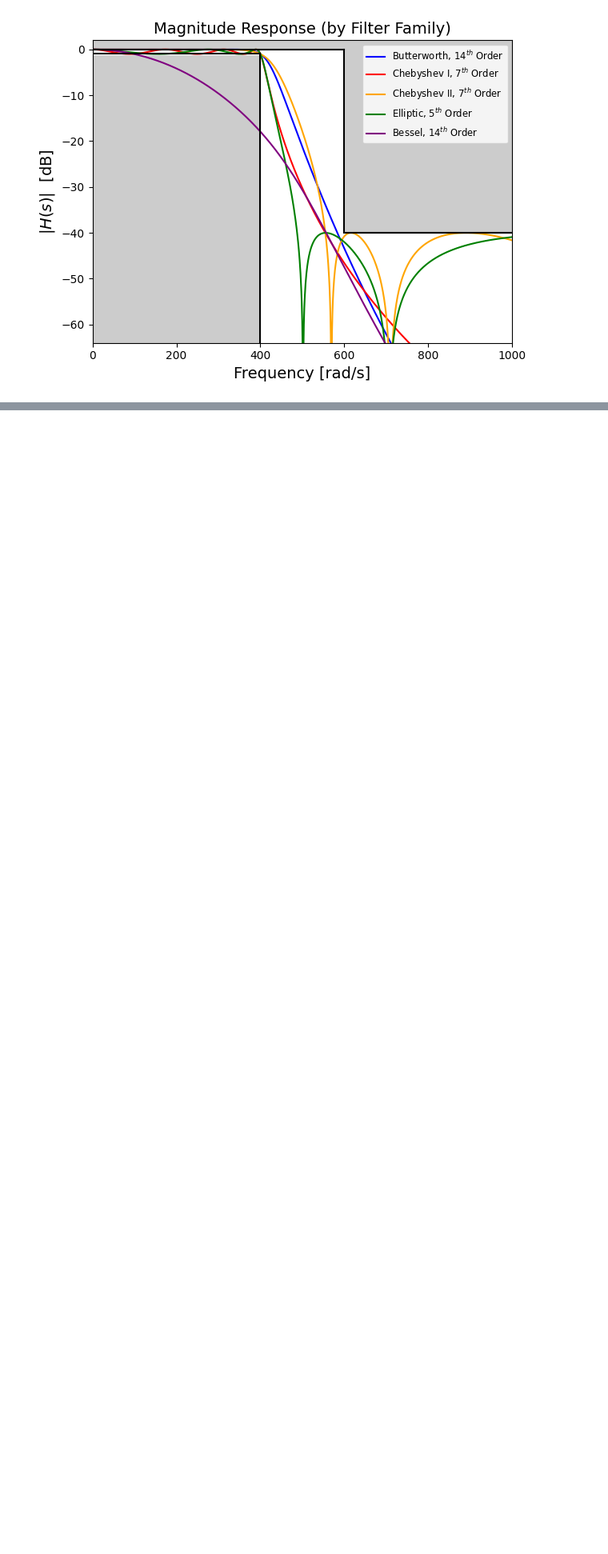
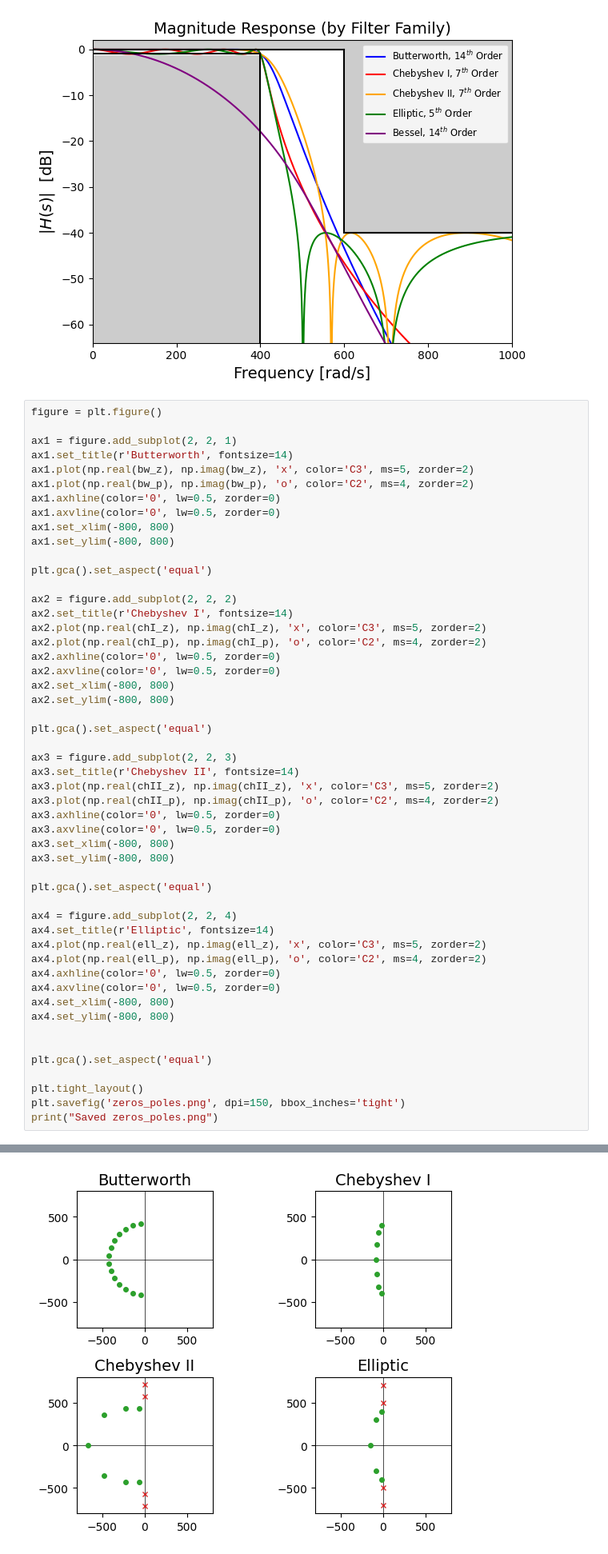
Before and after one commit to NobodyPickedThis/ECE_316_HW_6_Analog_Filter_Design, a Jupyter notebook: working_code.ipynb, the cells around one changed output, grey strips where cells are left out. Shown at 80% size. Cells and saved outputs as stored; diff of their text form; blank space fills up the shorter version.

```diff
--- a/working_code.ipynb
+++ b/working_code.ipynb
@@ -127,3 +127,55 @@ print("Saved mag_response.png")
 # %% [output]
 Saved mag_response.png
 [figure]
+# %%
+figure = plt.figure()
+
+ax1 = figure.add_subplot(2, 2, 1)
+ax1.set_title(r'Butterworth', fontsize=14)
+ax1.plot(np.real(bw_z), np.imag(bw_z), 'x', color='C3', ms=5, zorder=2)
+ax1.plot(np.real(bw_p), np.imag(bw_p), 'o', color='C2', ms=4, zorder=2)
+ax1.axhline(color='0', lw=0.5, zorder=0)
+ax1.axvline(color='0', lw=0.5, zorder=0)
+ax1.set_xlim(-800, 800)
+ax1.set_ylim(-800, 800)
+
+plt.gca().set_aspect('equal')
+
+ax2 = figure.add_subplot(2, 2, 2)
+ax2.set_title(r'Chebyshev I', fontsize=14)
+ax2.plot(np.real(chI_z), np.imag(chI_z), 'x', color='C3', ms=5, zorder=2)
+ax2.plot(np.real(chI_p), np.imag(chI_p), 'o', color='C2', ms=4, zorder=2)
+ax2.axhline(color='0', lw=0.5, zorder=0)
+ax2.axvline(color='0', lw=0.5, zorder=0)
+ax2.set_xlim(-800, 800)
+ax2.set_ylim(-800, 800)
+
+plt.gca().set_aspect('equal')
+
+ax3 = figure.add_subplot(2, 2, 3)
+ax3.set_title(r'Chebyshev II', fontsize=14)
+ax3.plot(np.real(chII_z), np.imag(chII_z), 'x', color='C3', ms=5, zorder=2)
+ax3.plot(np.real(chII_p), np.imag(chII_p), 'o', color='C2', ms=4, zorder=2)
+ax3.axhline(color='0', lw=0.5, zorder=0)
+ax3.axvline(color='0', lw=0.5, zorder=0)
+ax3.set_xlim(-800, 800)
+ax3.set_ylim(-800, 800)
+
+plt.gca().set_aspect('equal')
+
+ax4 = figure.add_subplot(2, 2, 4)
+ax4.set_title(r'Elliptic', fontsize=14)
+ax4.plot(np.real(ell_z), np.imag(ell_z), 'x', color='C3', ms=5, zorder=2)
+ax4.plot(np.real(ell_p), np.imag(ell_p), 'o', color='C2', ms=4, zorder=2)
+ax4.axhline(color='0', lw=0.5, zorder=0)
+ax4.axvline(color='0', lw=0.5, zorder=0)
+ax4.set_xlim(-800, 800)
+ax4.set_ylim(-800, 800)
+
+
+plt.gca().set_aspect('equal')
+
+plt.tight_layout()
+plt.savefig('zeros_poles.png', dpi=150, bbox_inches='tight')
+print("Saved zeros_poles.png")
+# %% [output]
@@ -129,0 +183 @@ Saved mag_response.png
+[figure, added]
```
Also changed, not shown: parts of 1 cell of this notebook, 2 other files.
